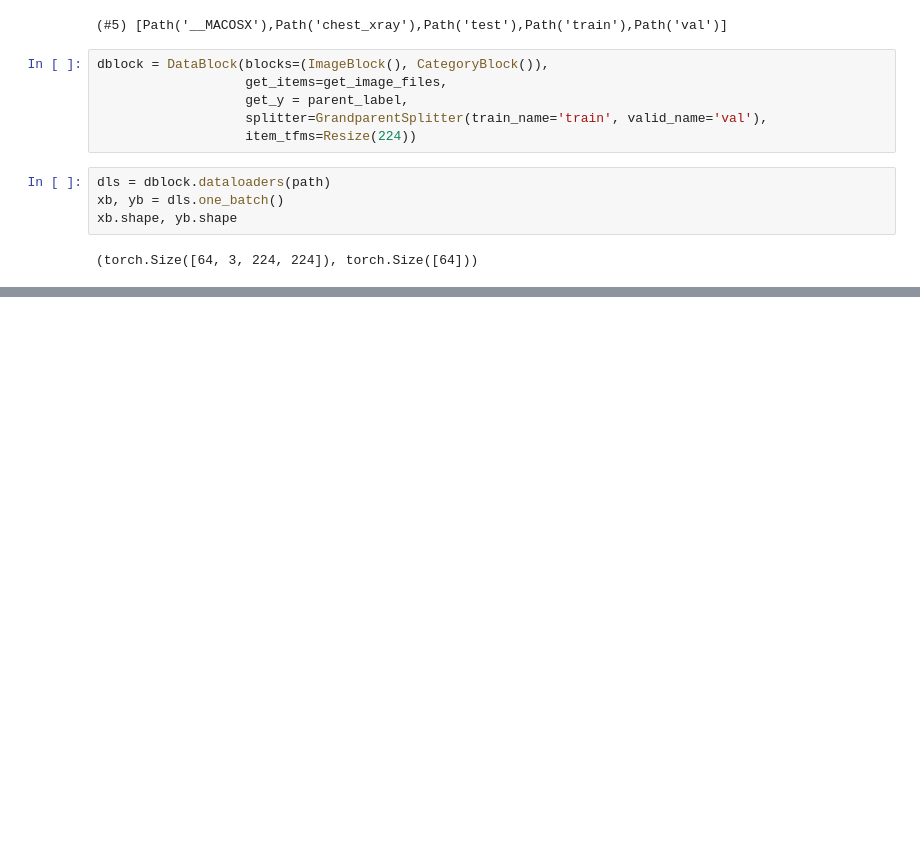
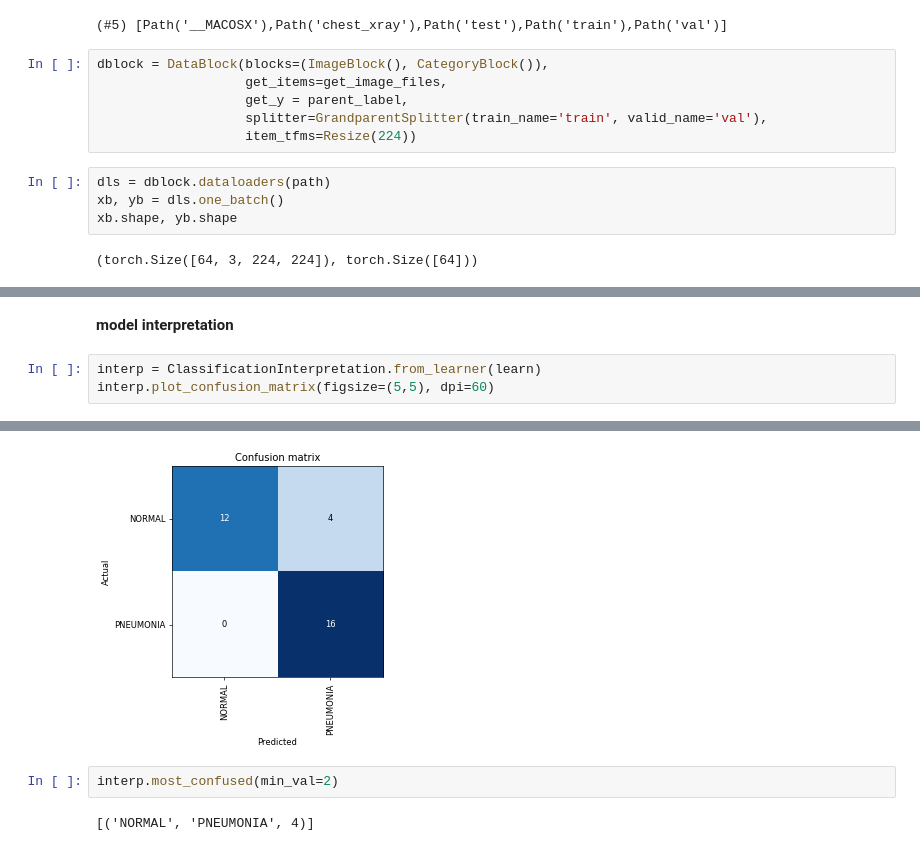
Before and after one commit to skj092/mask-detector, a Jupyter notebook: Pneumonia.ipynb, the cells around one changed output, grey strips where cells are left out. Cells and saved outputs as stored; diff of their text form; blank space fills up the shorter version.

```diff
--- a/Pneumonia.ipynb
+++ b/Pneumonia.ipynb
@@ -65,0 +58,6 @@ Downloading: "https://download.pytorch.org/models/resnet18-f37072fd.pth" to /roo
+# %% [markdown]
+**model interpretation**
+# %%
+interp = ClassificationInterpretation.from_learner(learn)
+interp.plot_confusion_matrix(figsize=(5,5), dpi=60)
+# %% [output]
@@ -65,0 +65,5 @@ Downloading: "https://download.pytorch.org/models/resnet18-f37072fd.pth" to /roo
+[figure, added]
+# %%
+interp.most_confused(min_val=2)
+# %% [output]
+[('NORMAL', 'PNEUMONIA', 4)]
```
Also changed, not shown: parts of 8 cells of this notebook.
